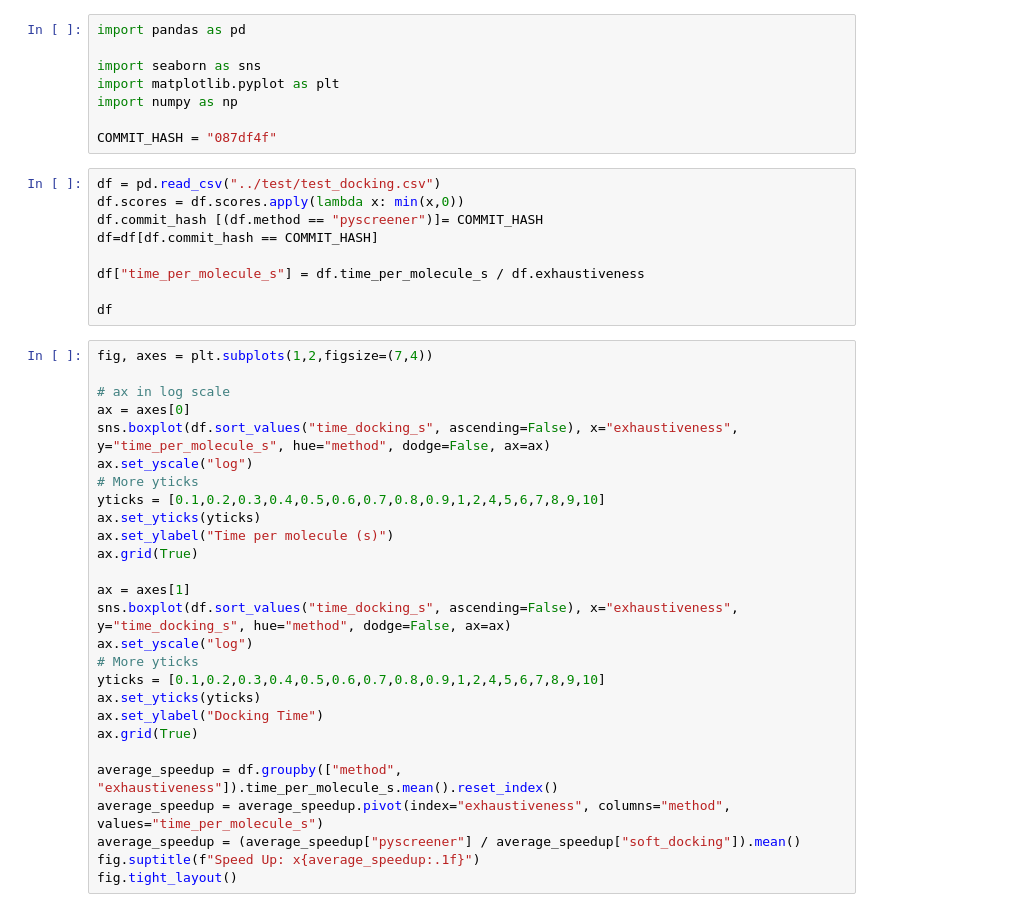
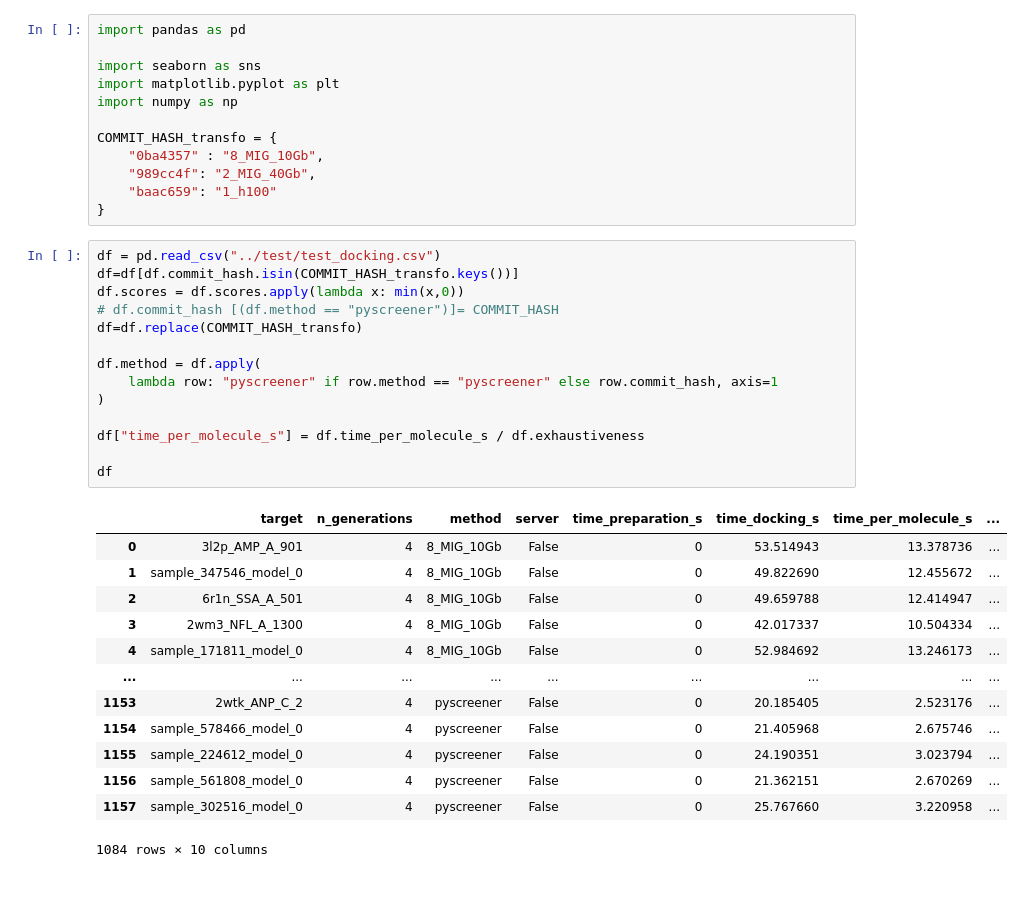
Before and after one commit to Fransou/MolGenDocking, a Jupyter notebook: notebooks/compare_docking.ipynb, the cells around one changed output. Cells and saved outputs as stored; diff of their text form.

```diff
--- a/notebooks/compare_docking.ipynb
+++ b/notebooks/compare_docking.ipynb
@@ -5,40 +5,36 @@ import seaborn as sns
 import matplotlib.pyplot as plt
 import numpy as np
 
-COMMIT_HASH = "087df4f"
+COMMIT_HASH_transfo = {
+    "0ba4357" : "8_MIG_10Gb",
+    "989cc4f": "2_MIG_40Gb",
+    "baac659": "1_h100"
+}
 # %%
 df = pd.read_csv("../test/test_docking.csv")
+df=df[df.commit_hash.isin(COMMIT_HASH_transfo.keys())]
 df.scores = df.scores.apply(lambda x: min(x,0))
-df.commit_hash [(df.method == "pyscreener")]= COMMIT_HASH
-df=df[df.commit_hash == COMMIT_HASH]
+# df.commit_hash [(df.method == "pyscreener")]= COMMIT_HASH
+df=df.replace(COMMIT_HASH_transfo)
+
+df.method = df.apply(
+    lambda row: "pyscreener" if row.method == "pyscreener" else row.commit_hash, axis=1
+)
 
 df["time_per_molecule_s"] = df.time_per_molecule_s / df.exhaustiveness
 
 df
+# %% [output]
+|  | target | n_generations | method | server | time_preparation_s | time_docking_s | time_per_molecule_s | ... |
+| 0 | 3l2p_AMP_A_901 | 4 | 8_MIG_10Gb | False | 0 | 53.514943 | 13.378736 | ... |
+| 1 | sample_347546_model_0 | 4 | 8_MIG_10Gb | False | 0 | 49.822690 | 12.455672 | ... |
+| 2 | 6r1n_SSA_A_501 | 4 | 8_MIG_10Gb | False | 0 | 49.659788 | 12.414947 | ... |
+| 3 | 2wm3_NFL_A_1300 | 4 | 8_MIG_10Gb | False | 0 | 42.017337 | 10.504334 | ... |
+| 4 | sample_171811_model_0 | 4 | 8_MIG_10Gb | False | 0 | 52.984692 | 13.246173 | ... |
+| ... | ... | ... | ... | ... | ... | ... | ... | ... |
+| 1153 | 2wtk_ANP_C_2 | 4 | pyscreener | False | 0 | 20.185405 | 2.523176 | ... |
+| 1154 | sample_578466_model_0 | 4 | pyscreener | False | 0 | 21.405968 | 2.675746 | ... |
+| 1155 | sample_224612_model_0 | 4 | pyscreener | False | 0 | 24.190351 | 3.023794 | ... |
+| 1156 | sample_561808_model_0 | 4 | pyscreener | False | 0 | 21.362151 | 2.670269 | ... |
+| 1157 | sample_302516_model_0 | 4 | pyscreener | False | 0 | 25.767660 | 3.220958 | ... |
+1084 rows × 10 columns
-# %%
-fig, axes = plt.subplots(1,2,figsize=(7,4))
-
-# ax in log scale
-ax = axes[0]
-sns.boxplot(df.sort_values("time_docking_s", ascending=False), x="exhaustiveness", y="time_per_molecule_s", hue="method", dodge=False, ax=ax)
-ax.set_yscale("log")
-# More yticks
-yticks = [0.1,0.2,0.3,0.4,0.5,0.6,0.7,0.8,0.9,1,2,4,5,6,7,8,9,10]
-ax.set_yticks(yticks)
-ax.set_ylabel("Time per molecule (s)")
-ax.grid(True)
-
-ax = axes[1]
-sns.boxplot(df.sort_values("time_docking_s", ascending=False), x="exhaustiveness", y="time_docking_s", hue="method", dodge=False, ax=ax)
-ax.set_yscale("log")
-# More yticks
-yticks = [0.1,0.2,0.3,0.4,0.5,0.6,0.7,0.8,0.9,1,2,4,5,6,7,8,9,10]
-ax.set_yticks(yticks)
-ax.set_ylabel("Docking Time")
-ax.grid(True)
-
-average_speedup = df.groupby(["method", "exhaustiveness"]).time_per_molecule_s.mean().reset_index()
-average_speedup = average_speedup.pivot(index="exhaustiveness", columns="method", values="time_per_molecule_s")
-average_speedup = (average_speedup["pyscreener"] / average_speedup["soft_docking"]).mean()
-fig.suptitle(f"Speed Up: x{average_speedup:.1f}")
-fig.tight_layout()
```
Also changed, not shown: parts of 2 cells of this notebook, 19 other files.
